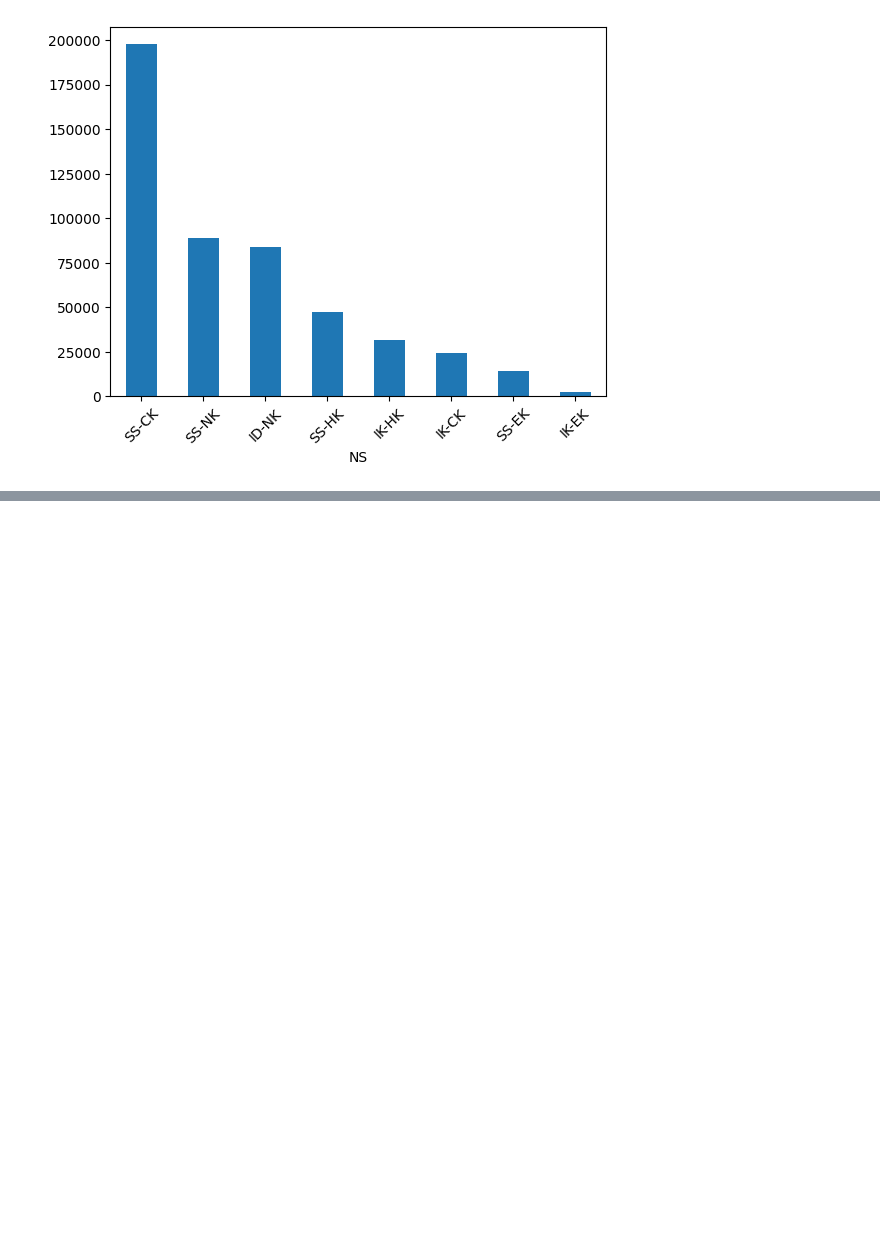
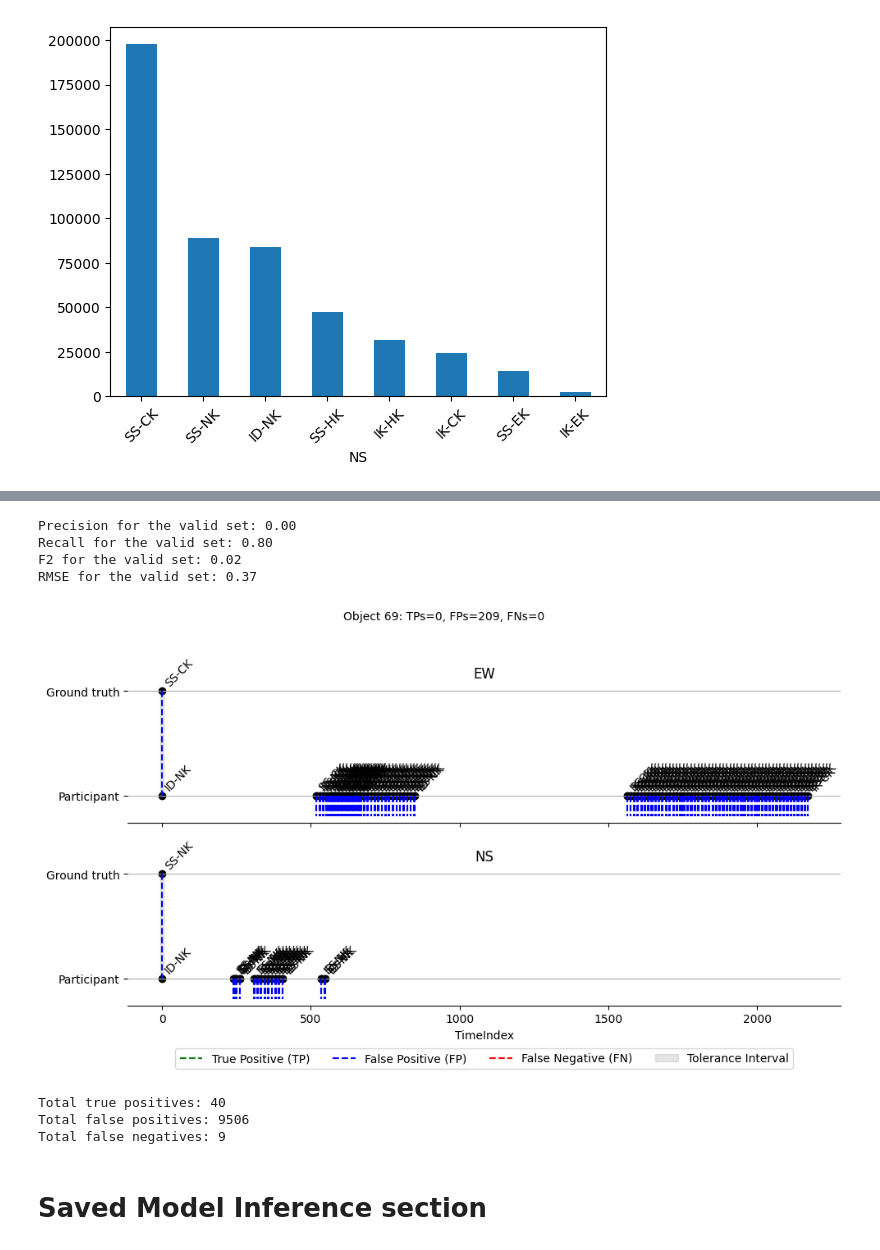
Before and after one commit to ARCLab-MIT/splid-devkit, a Jupyter notebook: baseline_submissions/ml_python/ML_solutions/ML_sol_LSTM.ipynb, the cells around one changed output, grey strips where cells are left out. Cells and saved outputs as stored; diff of their text form; code cells hidden in the pictures; blank space fills up the shorter version.

```diff
--- a/baseline_submissions/ml_python/ML_solutions/ML_sol_LSTM.ipynb
+++ b/baseline_submissions/ml_python/ML_solutions/ML_sol_LSTM.ipynb
@@ -237,0 +274,10 @@ array([8, 8, 8, ..., 5, 2, 0], dtype=int64)
+# %%
+# Make predictions
+predictions = NS_model.predict(valid_data_X)
+
+# If it's a classification model, convert probabilities to class labels
+predicted_classes = np.argmax(predictions, axis=1)  # For multi-class classification
+# For binary classification, you might use a threshold like 0.5 to convert probabilities to 0 or 1
+
+# If you used label encoding, convert the numerical labels back to original labels
+predicted_labels = le_NS.inverse_transform(predicted_classes)
@@ -237,0 +286,4 @@ array([8, 8, 8, ..., 5, 2, 0], dtype=int64)
+# %%
+valid_data['Predicted_NS'] = predicted_labels
+# %%
+valid_data = valid_data.drop(columns=['EW_encoded'])
@@ -237,0 +300,39 @@ array([8, 8, 8, ..., 5, 2, 0], dtype=int64)
+# %%
+valid_results = utils.convert_classifier_output(valid_data)
+evaluator = evaluation.NodeDetectionEvaluator(ground_truth_valid, valid_results,tolerance=6)
+precision, recall, f2, rmse = evaluator.score()
+print(f'Precision for the valid set: {precision:.2f}')
+print(f'Recall for the valid set: {recall:.2f}')
+print(f'F2 for the valid set: {f2:.2f}')
+print(f'RMSE for the valid set: {rmse:.2f}')
+# %% [output]
+Precision for the valid set: 0.00
+Recall for the valid set: 0.80
+F2 for the valid set: 0.02
+RMSE for the valid set: 0.37
+# %%
+# Plot the evaluation timeline for a random ObjectID from the validation set
+evaluator.plot(np.random.choice(valid_data['ObjectID'].unique()))
+# %% [output]
+[figure, added]
+# %%
+# Loop over the Object IDs in the training set and call the evaluation
+# function for each object and aggregate the results
+total_tp = 0
+total_fp = 0
+total_fn = 0
+for oid in valid_data['ObjectID'].unique():
+    tp, fp, fn, gt_object, p_object = evaluator.evaluate(oid)
+    total_tp += tp
+    total_fp += fp
+    total_fn += fn
+
+print(f'Total true positives: {total_tp}')
+print(f'Total false positives: {total_fp}')
+print(f'Total false negatives: {total_fn}')
+# %% [output]
+Total true positives: 40
+Total false positives: 9506
+Total false negatives: 9
+# %% [markdown]
+# Saved Model Inference section
```
Also changed, not shown: parts of 31 cells of this notebook, 1 other file.
